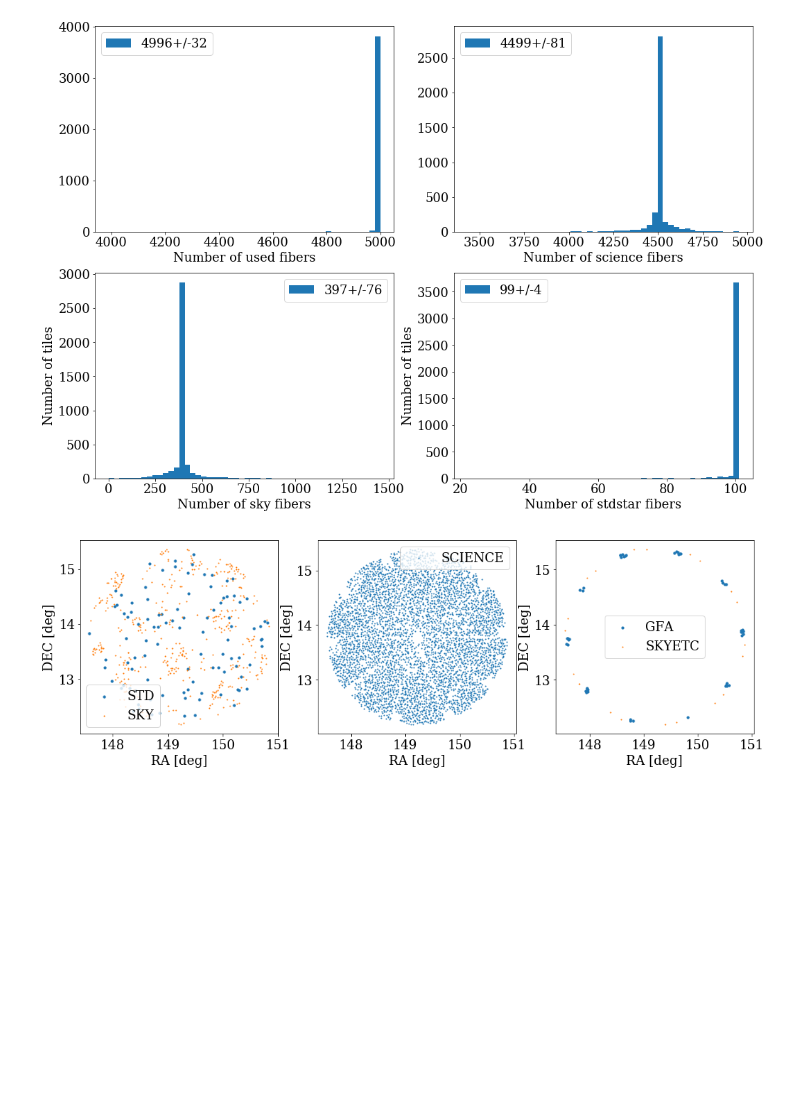
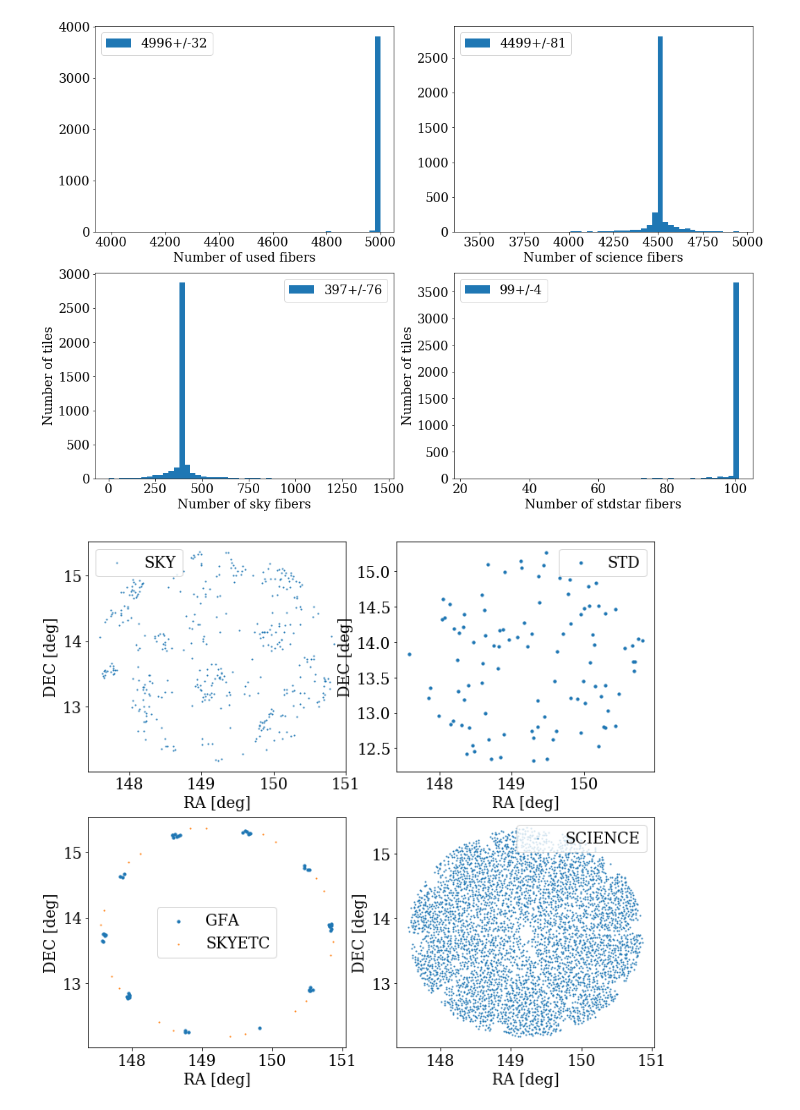
Before and after one commit to forero/fiberassign_explore, a Jupyter notebook: stats_observations.ipynb, the cells around one changed output. Drawn from its saved outputs; the diff is of its cells as text; code cells hidden in the pictures; blank space fills up the shorter version.

Commit message:
plot

```diff
--- a/stats_observations.ipynb
+++ b/stats_observations.ipynb
@@ -173,7 +173,7 @@ plt.savefig('doc/used_fibers.pdf')
 # %% [output]
 [figure]
 # %%
-plt.figure(figsize=(17,5))
+plt.figure(figsize=(12,11))
 
 tilefile = tiles[200]
 assigned = Table.read(tilefile, 'FIBERASSIGN')
@@ -184,40 +184,46 @@ skyetc = Table.read(tilefile, 'SKYETC')
 # mask for sky targets
 sky_mask = desi_mask.SKY
 
 # mask for stdstar targets
 std_mask = 0
 for name in ['STD', 'STD_FSTAR', 'STD_WD',
              'STD_FAINT', 'STD_FAINT_BEST',
              'STD_BRIGHT', 'STD_BRIGHT_BEST']:
     if name in desi_mask.names():
             std_mask |= desi_mask[name]
 
 
     # find whether a sky or stdstar target has been assigned
 ii_sky = (assigned['DESI_TARGET'] & sky_mask)!=0
 ii_std = (assigned['DESI_TARGET'] & std_mask)!=0
-plt.subplot(1,3,1)
 
-plt.scatter(assigned['TARGET_RA'][ii_std], assigned['TARGET_DEC'][ii_std], s=10.0, label='STD')
+plt.subplot(2,2,1)
 plt.scatter(assigned['TARGET_RA'][ii_sky], assigned['TARGET_DEC'][ii_sky], s=1.0, label='SKY')
 plt.legend()
 plt.xlabel('RA [deg]')
 plt.ylabel('DEC [deg]')
 
-plt.subplot(1,3,2)
+plt.subplot(2,2,2)
+plt.scatter(assigned['TARGET_RA'][ii_std], assigned['TARGET_DEC'][ii_std], s=10.0, label='STD')
+plt.legend()
+plt.xlabel('RA [deg]')
+plt.ylabel('DEC [deg]')
+
+plt.subplot(2,2,3)
+plt.scatter(gfa['RA'], gfa['DEC'], s=10.0, label='GFA')
+plt.scatter(skyetc['RA'], skyetc['DEC'], s=1.0, label='SKYETC')
+plt.xlabel('RA [deg]')
+plt.ylabel('DEC [deg]')
+plt.legend()
+
+plt.subplot(2,2,4)
 plt.scatter(assigned['TARGET_RA'][~(ii_sky|ii_std)], assigned['TARGET_DEC'][~(ii_sky|ii_std)], s=1.0, label='SCIENCE')
 plt.legend()
 plt.xlabel('RA [deg]')
 plt.ylabel('DEC [deg]')
 
-plt.subplot(1,3,3)
-plt.scatter(gfa['RA'], gfa['DEC'], s=10.0, label='GFA')
-plt.scatter(skyetc['RA'], skyetc['DEC'], s=1.0, label='SKYETC')
-plt.xlabel('RA [deg]')
-plt.ylabel('DEC [deg]')
 
-plt.legend()
 
 plt.savefig('doc/single_tile.pdf')
 # %% [output]
-[figure, old version]
+[figure, new version]
```
Also changed, not shown: 1 other file.
